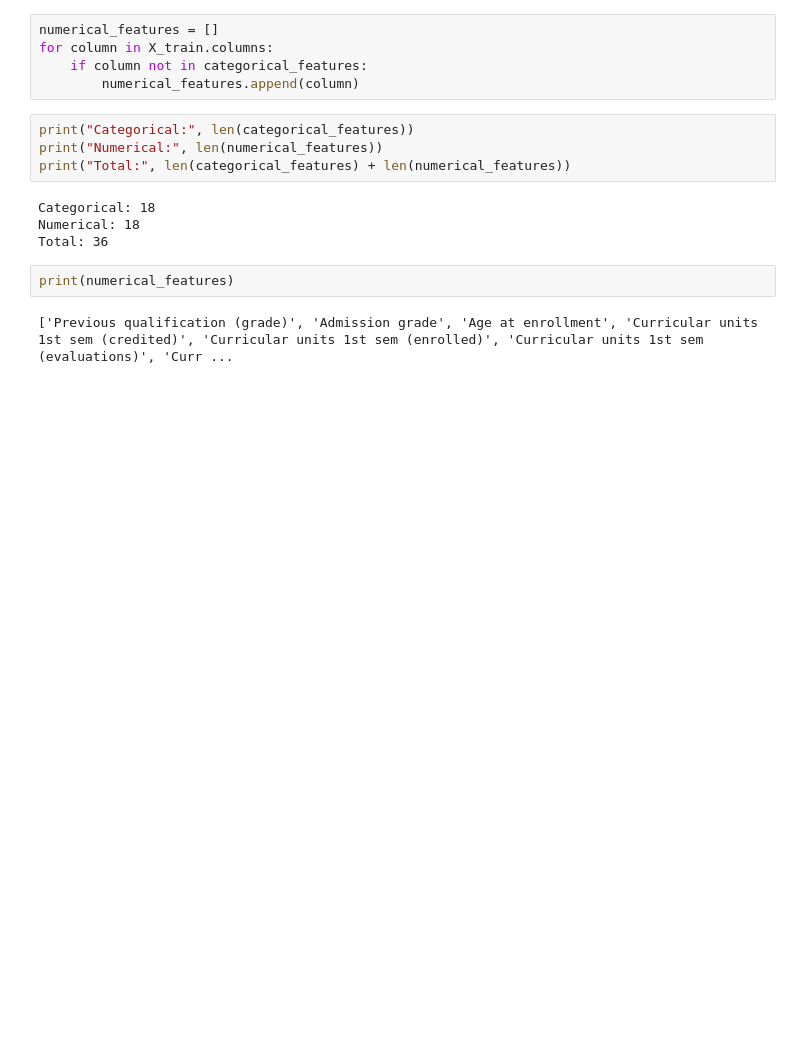
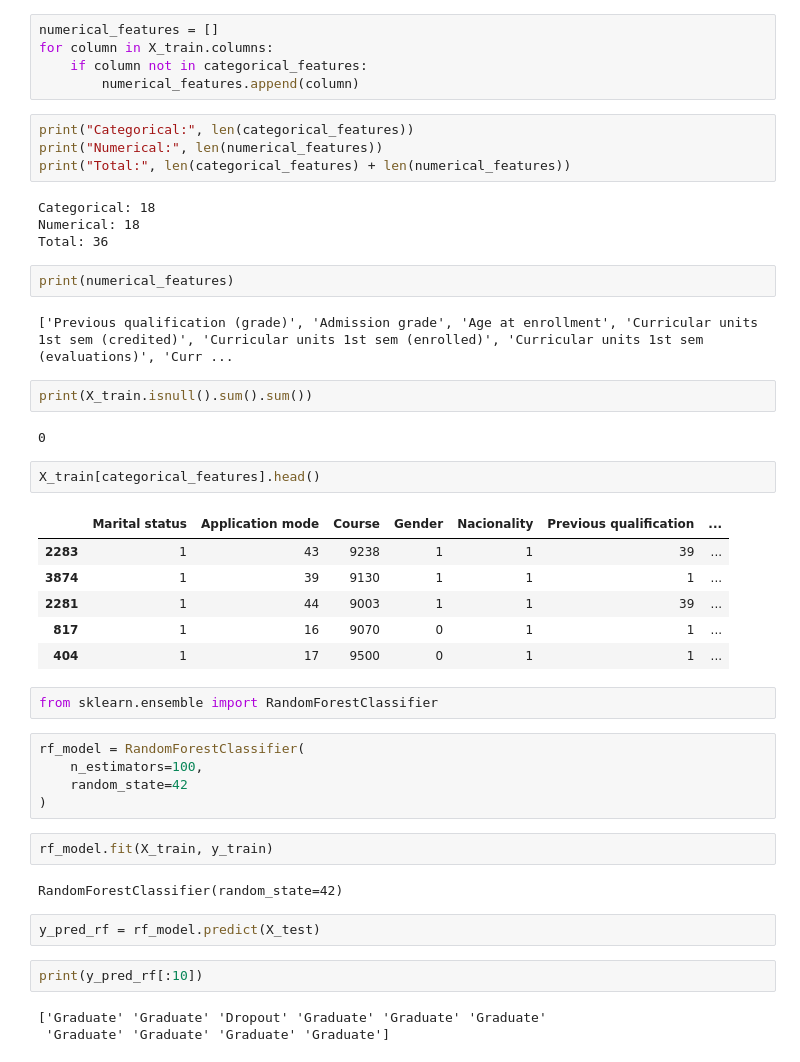
Before and after one commit to ariunbolor682/Machine-Learning-CA1, a Jupyter notebook: Ariunbolor_Machine_Learning_CA1.ipynb, the cells around one changed output. Cells and saved outputs as stored; diff of their text form; blank space fills up the shorter version.

Commit message:
add random forest model and result
trained a Random Forest model to predict student results. I checked the accuracy, classification report and confusion matrix. The accuracy was 77.06%.

```diff
--- a/Ariunbolor_Machine_Learning_CA1.ipynb
+++ b/Ariunbolor_Machine_Learning_CA1.ipynb
@@ -220,3 +220,34 @@ Total: 36
 print(numerical_features)
 # %% [output]
 ['Previous qualification (grade)', 'Admission grade', 'Age at enrollment', 'Curricular units 1st sem (credited)', 'Curricular units 1st sem (enrolled)', 'Curricular units 1st sem (evaluations)', 'Curr ...
+# %%
+print(X_train.isnull().sum().sum())
+# %% [output]
+0
+# %%
+X_train[categorical_features].head()
+# %% [output]
+|  | Marital status | Application mode | Course | Gender | Nacionality | Previous qualification | ... |
+| 2283 | 1 | 43 | 9238 | 1 | 1 | 39 | ... |
+| 3874 | 1 | 39 | 9130 | 1 | 1 | 1 | ... |
+| 2281 | 1 | 44 | 9003 | 1 | 1 | 39 | ... |
+| 817 | 1 | 16 | 9070 | 0 | 1 | 1 | ... |
+| 404 | 1 | 17 | 9500 | 0 | 1 | 1 | ... |
+# %%
+from sklearn.ensemble import RandomForestClassifier
+# %%
+rf_model = RandomForestClassifier(
+    n_estimators=100,
+    random_state=42
+)
+# %%
+rf_model.fit(X_train, y_train)
+# %% [output]
+RandomForestClassifier(random_state=42)
+# %%
+y_pred_rf = rf_model.predict(X_test)
+# %%
+print(y_pred_rf[:10])
+# %% [output]
+['Graduate' 'Graduate' 'Dropout' 'Graduate' 'Graduate' 'Graduate'
+ 'Graduate' 'Graduate' 'Graduate' 'Graduate']
```
Also changed, not shown: parts of 6 cells of this notebook.
